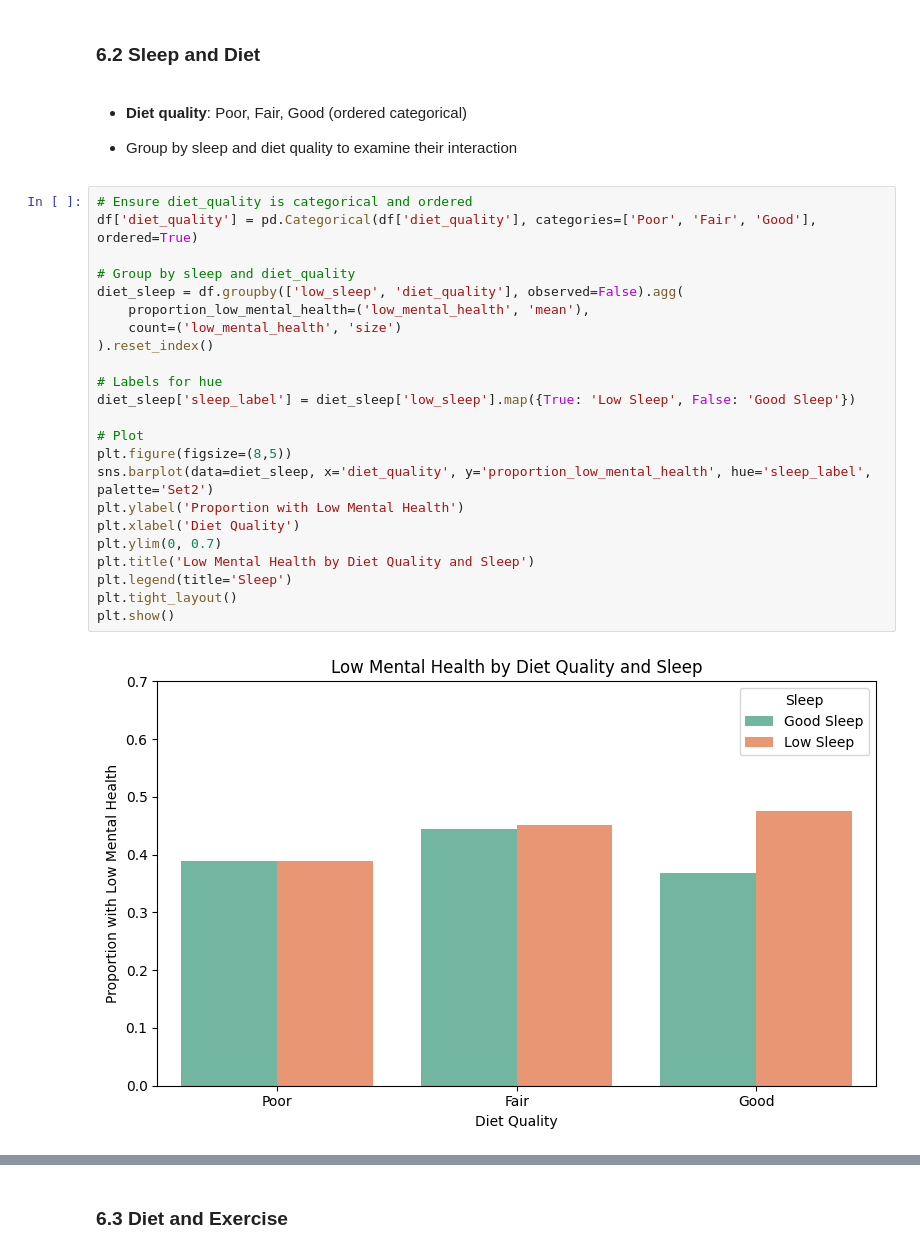
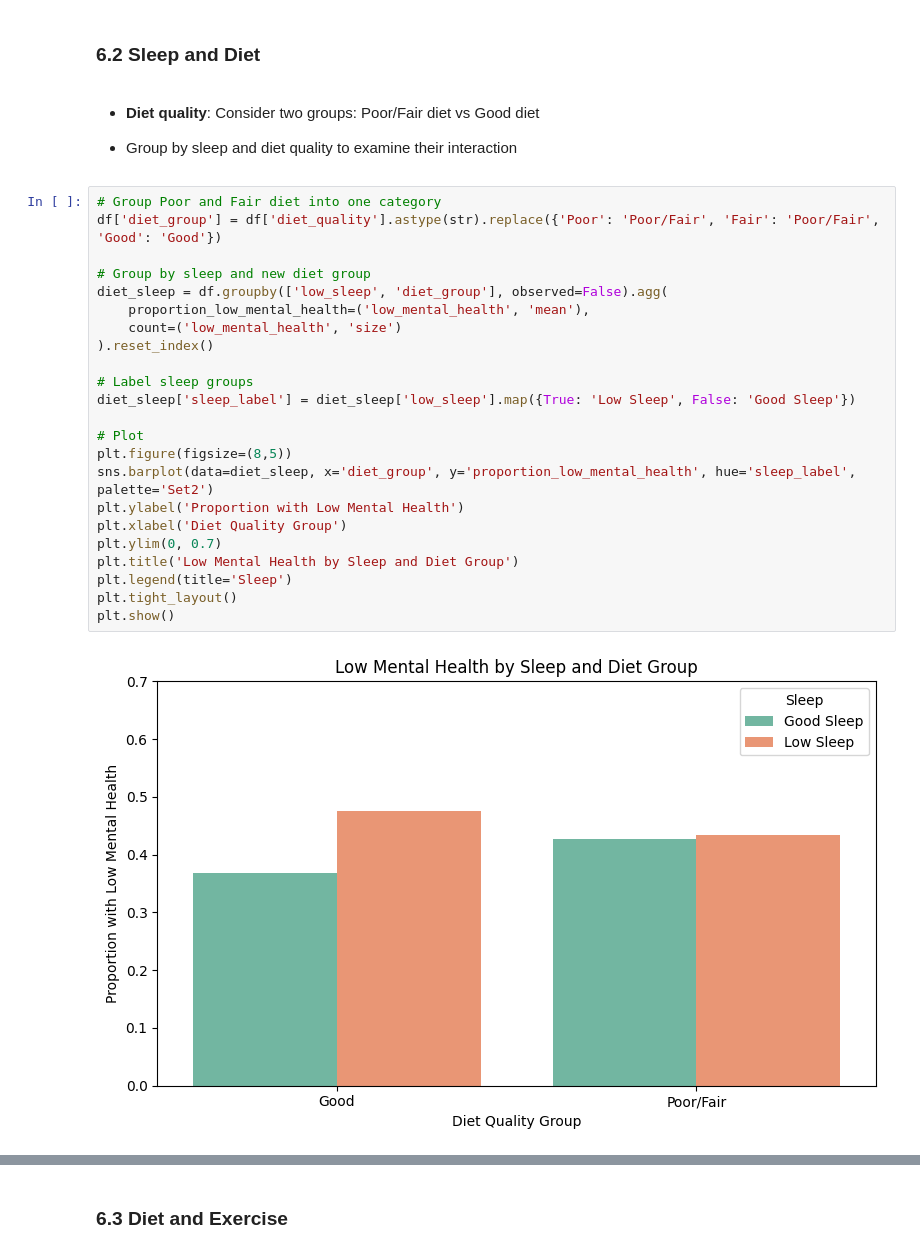
Before and after one commit to martyna-haliniak/visualisations_in_python, a Jupyter notebook: visualisations_task.ipynb, the cells around one changed output, grey strips where cells are left out. Drawn from its saved outputs; the diff is of its cells as text.

```diff
--- a/visualisations_task.ipynb
+++ b/visualisations_task.ipynb
@@ -521,33 +521,33 @@ Students with both good sleep and exercise show the lowest rates of low mental h
 # %% [markdown]
 ### 6.2 Sleep and Diet
 # %% [markdown]
-- **Diet quality**: Poor, Fair, Good (ordered categorical)
+- **Diet quality**: Consider two groups: Poor/Fair diet vs Good diet
 
 - Group by sleep and diet quality to examine their interaction
 # %%
-# Ensure diet_quality is categorical and ordered
-df['diet_quality'] = pd.Categorical(df['diet_quality'], categories=['Poor', 'Fair', 'Good'], ordered=True)
+# Group Poor and Fair diet into one category
+df['diet_group'] = df['diet_quality'].astype(str).replace({'Poor': 'Poor/Fair', 'Fair': 'Poor/Fair', 'Good': 'Good'})
 
-# Group by sleep and diet_quality
-diet_sleep = df.groupby(['low_sleep', 'diet_quality'], observed=False).agg(
+# Group by sleep and new diet group
+diet_sleep = df.groupby(['low_sleep', 'diet_group'], observed=False).agg(
     proportion_low_mental_health=('low_mental_health', 'mean'),
     count=('low_mental_health', 'size')
 ).reset_index()
 
-# Labels for hue
+# Label sleep groups
 diet_sleep['sleep_label'] = diet_sleep['low_sleep'].map({True: 'Low Sleep', False: 'Good Sleep'})
 
 # Plot
 plt.figure(figsize=(8,5))
-sns.barplot(data=diet_sleep, x='diet_quality', y='proportion_low_mental_health', hue='sleep_label', palette='Set2')
+sns.barplot(data=diet_sleep, x='diet_group', y='proportion_low_mental_health', hue='sleep_label', palette='Set2')
 plt.ylabel('Proportion with Low Mental Health')
-plt.xlabel('Diet Quality')
+plt.xlabel('Diet Quality Group')
 plt.ylim(0, 0.7)
-plt.title('Low Mental Health by Diet Quality and Sleep')
+plt.title('Low Mental Health by Sleep and Diet Group')
 plt.legend(title='Sleep')
 plt.tight_layout()
 plt.show()
 # %% [output]
-[figure, old version]
+[figure, new version]
 # %% [markdown]
 #### Interpretation
```
Also changed, not shown: parts of 5 cells of this notebook.
